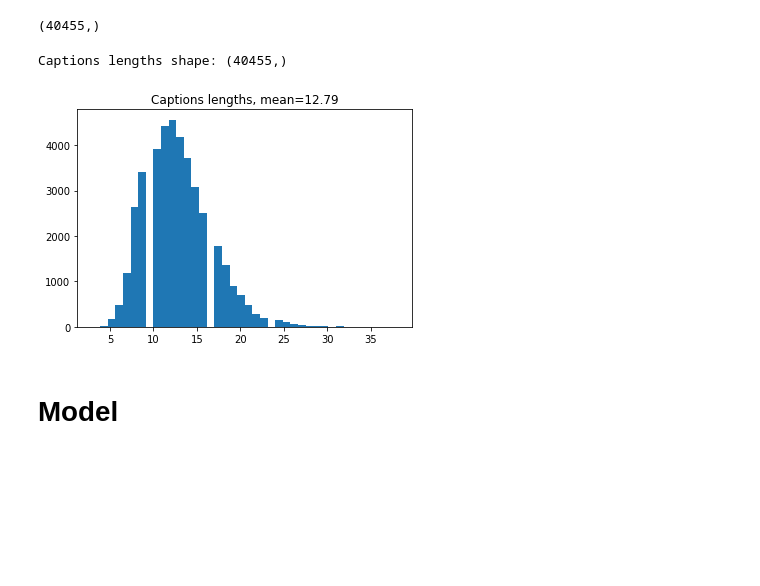
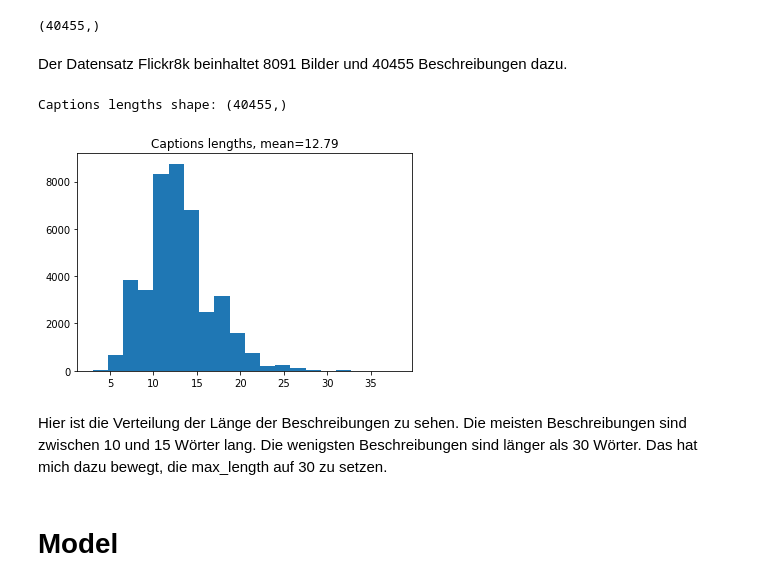
Before and after one commit to florinbarbisch/del, a Jupyter notebook: mc2.ipynb, the cells around one changed output. Drawn from its saved outputs; the diff is of its cells as text; code cells hidden in the pictures; blank space fills up the shorter version.

```diff
--- a/mc2.ipynb
+++ b/mc2.ipynb
@@ -223,3 +250,11 @@ class Collate:
         else:
             captions = nn.utils.rnn.pad_sequence(captions, batch_first=True, padding_value=self.pad_idx)
         return images, captions
+# %%
+dataset_group_by_image = Flickr8kDataset(config["image_dir"],
+                          config["caption_file"],
+                          None,
+                          special_word_tokenizer.tokenize,
+                          vocab,
+                          models.ResNet50_Weights.IMAGENET1K_V1.transforms(),
+                          group_by_image=True)
@@ -226,18 +281,13 @@ class Collate:
 # %%
-group_by_image = True
-dataset = Flickr8kDataset(config["image_dir"],
+test_dataset = Flickr8kDataset(config["image_dir"],
                           config["caption_file"],
-                            None,
+                          None,
                           special_word_tokenizer.tokenize,
                           vocab,
                           models.ResNet50_Weights.IMAGENET1K_V1.transforms(),
-                          group_by_image=group_by_image)
-(dataset[0][0].shape, dataset[0][1])
-
-test_loader = DataLoader(dataset,
+                          group_by_image=False)
+test_data_loader = DataLoader(test_dataset,
                          batch_size=config["batch_size"],
                          shuffle=False,
                          pin_memory=True,
-                         collate_fn=Collate(vocab.pad_idx))# if not group_by_image else None)
-len(next(iter(test_loader))[1][0])
-next(iter(test_loader))[0].size(), len(next(iter(test_loader))[1]), next(iter(test_loader))[1][0].size()
+                         collate_fn=Collate(vocab.pad_idx))
@@ -246,13 +293,0 @@ next(iter(test_loader))[0].size(), len(next(iter(test_loader))[1]), next(iter(te
-# %%
-test_loader = DataLoader(dataset,
-                         batch_size=config["batch_size"],
-                         shuffle=False,
-                         pin_memory=True,
-                         collate_fn=Collate(vocab.pad_idx))
-for i, (images, captions) in enumerate(test_loader):
-    token_caption = captions[0]
-    reconstructed_caption = [vocab.idx_to_token(idx) for idx in token_caption]
-    plt.imshow(images[0].permute(1, 2, 0))
-    plt.title(f"tokenized caption: {token_caption}\nreconstructed caption: {' '.join(reconstructed_caption)}")
-    plt.show()
-    break
@@ -262,24 +294,29 @@ Clipping input data to the valid range for imshow with RGB data ([0..1] for floa
 # %%
 # analyze the captions lengths
 lengths = []
-total_data_loader_len = len(test_loader)
+total_data_loader_len = len(test_data_loader)
 for i, (images, captions) in tqdm(enumerate(test_loader), total=total_data_loader_len):
-    lengths.append(np.array(captions.shape[1] - (captions == vocab.pad_idx).sum(dim=1)))
+    for caption in captions:
+        lengths.append(np.array(caption.size(1) - (caption == vocab.pad_idx).sum(dim=1)))
 # %%
 # convert lengths to numpy array
 np.concatenate(lengths).shape
 # %% [output]
 (40455,)
+# %% [markdown]
+Der Datensatz Flickr8k beinhaltet 8091 Bilder und 40455 Beschreibungen dazu.
 # %%
 lengths_arr = np.concatenate(lengths)
 
 print("Captions lengths shape:", lengths_arr.shape)
 
-plt.hist(lengths_arr, bins=40)
+plt.hist(lengths_arr, bins=20)
 plt.title("Captions lengths, mean={:.2f}".format(lengths_arr.mean()))
 plt.show()
 # %% [output]
 Captions lengths shape: (40455,)
-[figure, old version]
+[figure, new version]
+# %% [markdown]
+Hier ist die Verteilung der Länge der Beschreibungen zu sehen. Die meisten Beschreibungen sind zwischen 10 und 15 Wörter lang. Die wenigsten Beschreibungen sind länger als 30 Wörter. Das hat mich dazu bewegt, die max_length auf 30 zu setzen.
 # %% [markdown]
 # Model
```
Also changed, not shown: parts of 47 cells of this notebook.
